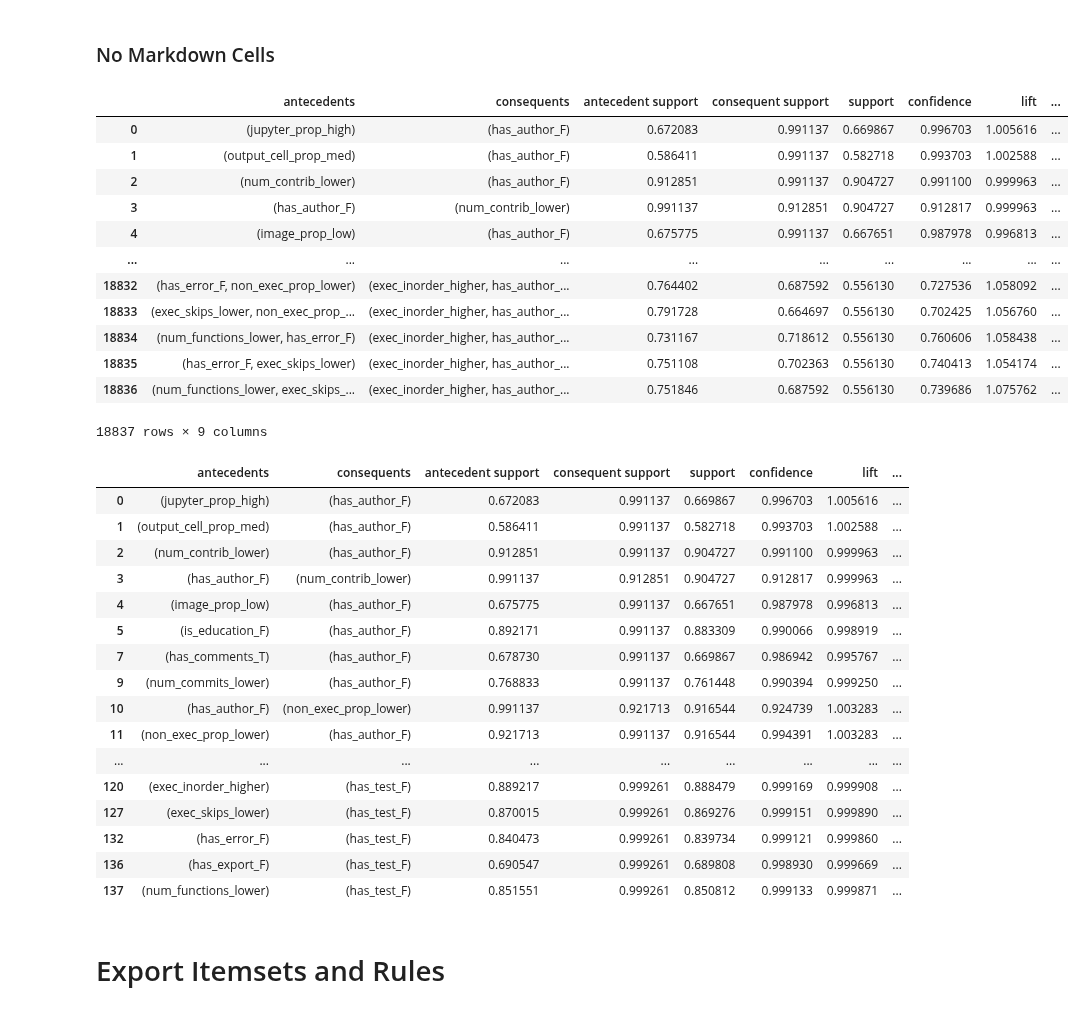
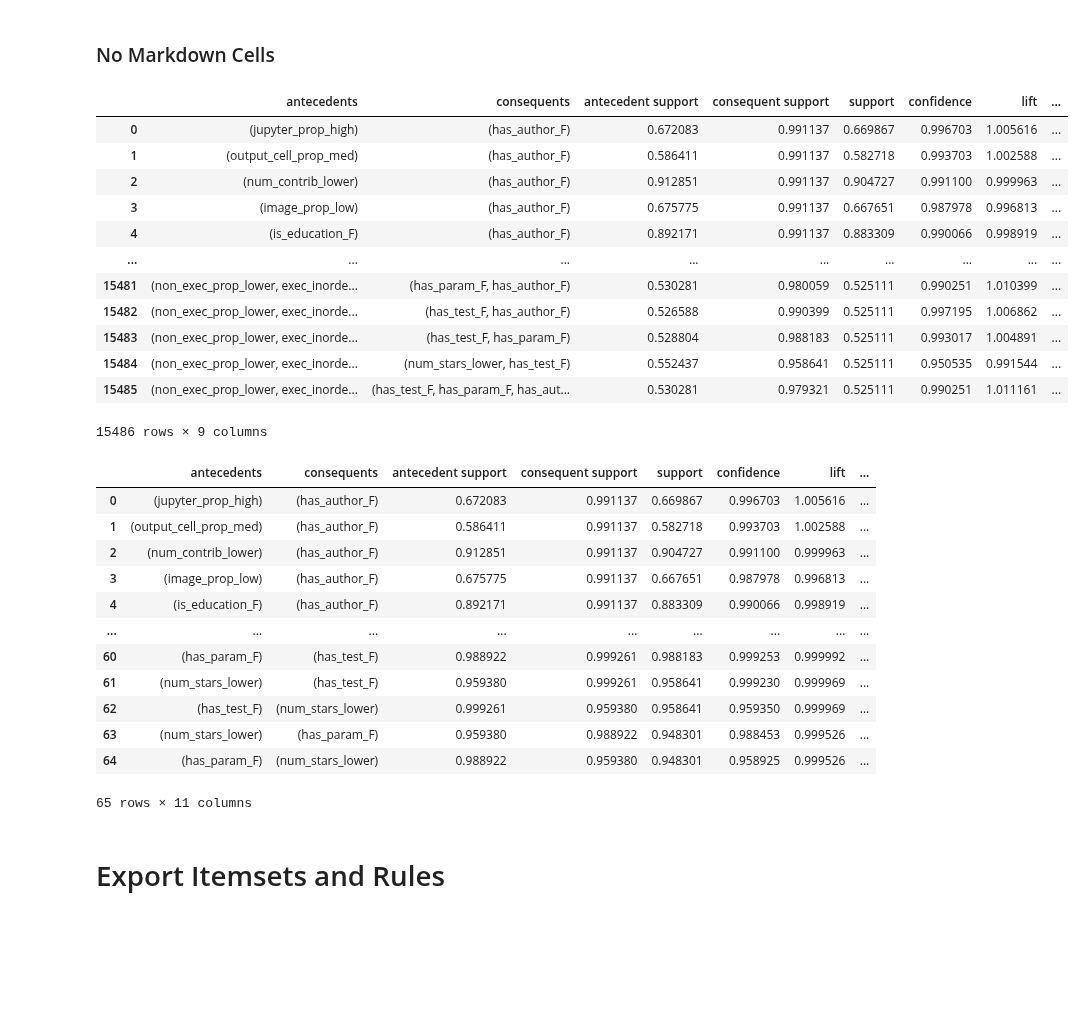
Before and after one commit to Isabel-Gan/quantifying-notebook-features, a Jupyter notebook: output/complete-runs/analysis/cat-factor-analysis.ipynb, the cells around one changed output. Drawn from its saved outputs; the diff is of its cells as text; code cells hidden in the pictures; blank space fills up the shorter version.

```diff
--- a/output/complete-runs/analysis/cat-factor-analysis.ipynb
+++ b/output/complete-runs/analysis/cat-factor-analysis.ipynb
@@ -1081,22 +1078,22 @@ md_association_rules[(md_association_rules['antecedent_len'] == 1) &
 ### No Markdown Cells
 # %%
 # use itemsets to extract association rules
-no_md_association_rules = association_rules(no_md_itemsets, metric = 'confidence', min_threshold = 0.7)
+no_md_association_rules = association_rules(no_md_itemsets, metric = 'confidence', min_threshold = 0.95)
 no_md_association_rules
 # %% [output]
 |  | antecedents | consequents | antecedent support | consequent support | support | confidence | lift | ... |
 | 0 | (jupyter_prop_high) | (has_author_F) | 0.672083 | 0.991137 | 0.669867 | 0.996703 | 1.005616 | ... |
 | 1 | (output_cell_prop_med) | (has_author_F) | 0.586411 | 0.991137 | 0.582718 | 0.993703 | 1.002588 | ... |
 | 2 | (num_contrib_lower) | (has_author_F) | 0.912851 | 0.991137 | 0.904727 | 0.991100 | 0.999963 | ... |
-| 3 | (has_author_F) | (num_contrib_lower) | 0.991137 | 0.912851 | 0.904727 | 0.912817 | 0.999963 | ... |
-| 4 | (image_prop_low) | (has_author_F) | 0.675775 | 0.991137 | 0.667651 | 0.987978 | 0.996813 | ... |
+| 3 | (image_prop_low) | (has_author_F) | 0.675775 | 0.991137 | 0.667651 | 0.987978 | 0.996813 | ... |
+| 4 | (is_education_F) | (has_author_F) | 0.892171 | 0.991137 | 0.883309 | 0.990066 | 0.998919 | ... |
 | ... | ... | ... | ... | ... | ... | ... | ... | ... |
-| 18832 | (has_error_F, non_exec_prop_lower) | (exec_inorder_higher, has_author_... | 0.764402 | 0.687592 | 0.556130 | 0.727536 | 1.058092 | ... |
-| 18833 | (exec_skips_lower, non_exec_prop_... | (exec_inorder_higher, has_author_... | 0.791728 | 0.664697 | 0.556130 | 0.702425 | 1.056760 | ... |
-| 18834 | (num_functions_lower, has_error_F) | (exec_inorder_higher, has_author_... | 0.731167 | 0.718612 | 0.556130 | 0.760606 | 1.058438 | ... |
-| 18835 | (has_error_F, exec_skips_lower) | (exec_inorder_higher, has_author_... | 0.751108 | 0.702363 | 0.556130 | 0.740413 | 1.054174 | ... |
-| 18836 | (num_functions_lower, exec_skips_... | (exec_inorder_higher, has_author_... | 0.751846 | 0.687592 | 0.556130 | 0.739686 | 1.075762 | ... |
+| 15481 | (non_exec_prop_lower, exec_inorde... | (has_param_F, has_author_F) | 0.530281 | 0.980059 | 0.525111 | 0.990251 | 1.010399 | ... |
+| 15482 | (non_exec_prop_lower, exec_inorde... | (has_test_F, has_author_F) | 0.526588 | 0.990399 | 0.525111 | 0.997195 | 1.006862 | ... |
+| 15483 | (non_exec_prop_lower, exec_inorde... | (has_test_F, has_param_F) | 0.528804 | 0.988183 | 0.525111 | 0.993017 | 1.004891 | ... |
+| 15484 | (non_exec_prop_lower, exec_inorde... | (num_stars_lower, has_test_F) | 0.552437 | 0.958641 | 0.525111 | 0.950535 | 0.991544 | ... |
+| 15485 | (non_exec_prop_lower, exec_inorde... | (has_test_F, has_param_F, has_aut... | 0.530281 | 0.979321 | 0.525111 | 0.990251 | 1.011161 | ... |
-18837 rows × 9 columns
+15486 rows × 9 columns
 # %%
 # add columns that hold length
 no_md_association_rules['antecedent_len'] = no_md_association_rules['antecedents'].apply(len)
@@ -1111,19 +1108,15 @@ no_md_association_rules[(no_md_association_rules['antecedent_len'] == 1) &
 | 0 | (jupyter_prop_high) | (has_author_F) | 0.672083 | 0.991137 | 0.669867 | 0.996703 | 1.005616 | ... |
 | 1 | (output_cell_prop_med) | (has_author_F) | 0.586411 | 0.991137 | 0.582718 | 0.993703 | 1.002588 | ... |
 | 2 | (num_contrib_lower) | (has_author_F) | 0.912851 | 0.991137 | 0.904727 | 0.991100 | 0.999963 | ... |
-| 3 | (has_author_F) | (num_contrib_lower) | 0.991137 | 0.912851 | 0.904727 | 0.912817 | 0.999963 | ... |
-| 4 | (image_prop_low) | (has_author_F) | 0.675775 | 0.991137 | 0.667651 | 0.987978 | 0.996813 | ... |
-| 5 | (is_education_F) | (has_author_F) | 0.892171 | 0.991137 | 0.883309 | 0.990066 | 0.998919 | ... |
-| 7 | (has_comments_T) | (has_author_F) | 0.678730 | 0.991137 | 0.669867 | 0.986942 | 0.995767 | ... |
-| 9 | (num_commits_lower) | (has_author_F) | 0.768833 | 0.991137 | 0.761448 | 0.990394 | 0.999250 | ... |
-| 10 | (has_author_F) | (non_exec_prop_lower) | 0.991137 | 0.921713 | 0.916544 | 0.924739 | 1.003283 | ... |
-| 11 | (non_exec_prop_lower) | (has_author_F) | 0.921713 | 0.991137 | 0.916544 | 0.994391 | 1.003283 | ... |
+| 3 | (image_prop_low) | (has_author_F) | 0.675775 | 0.991137 | 0.667651 | 0.987978 | 0.996813 | ... |
+| 4 | (is_education_F) | (has_author_F) | 0.892171 | 0.991137 | 0.883309 | 0.990066 | 0.998919 | ... |
 | ... | ... | ... | ... | ... | ... | ... | ... | ... |
-| 120 | (exec_inorder_higher) | (has_test_F) | 0.889217 | 0.999261 | 0.888479 | 0.999169 | 0.999908 | ... |
-| 127 | (exec_skips_lower) | (has_test_F) | 0.870015 | 0.999261 | 0.869276 | 0.999151 | 0.999890 | ... |
-| 132 | (has_error_F) | (has_test_F) | 0.840473 | 0.999261 | 0.839734 | 0.999121 | 0.999860 | ... |
-| 136 | (has_export_F) | (has_test_F) | 0.690547 | 0.999261 | 0.689808 | 0.998930 | 0.999669 | ... |
-| 137 | (num_functions_lower) | (has_test_F) | 0.851551 | 0.999261 | 0.850812 | 0.999133 | 0.999871 | ... |
+| 60 | (has_param_F) | (has_test_F) | 0.988922 | 0.999261 | 0.988183 | 0.999253 | 0.999992 | ... |
+| 61 | (num_stars_lower) | (has_test_F) | 0.959380 | 0.999261 | 0.958641 | 0.999230 | 0.999969 | ... |
+| 62 | (has_test_F) | (num_stars_lower) | 0.999261 | 0.959380 | 0.958641 | 0.959350 | 0.999969 | ... |
+| 63 | (num_stars_lower) | (has_param_F) | 0.959380 | 0.988922 | 0.948301 | 0.988453 | 0.999526 | ... |
+| 64 | (has_param_F) | (num_stars_lower) | 0.988922 | 0.959380 | 0.948301 | 0.958925 | 0.999526 | ... |
+65 rows × 11 columns
 # %% [markdown]
 # Export Itemsets and Rules
 # %% [markdown]
```
Also changed, not shown: parts of 27 cells of this notebook, 8 other files.
